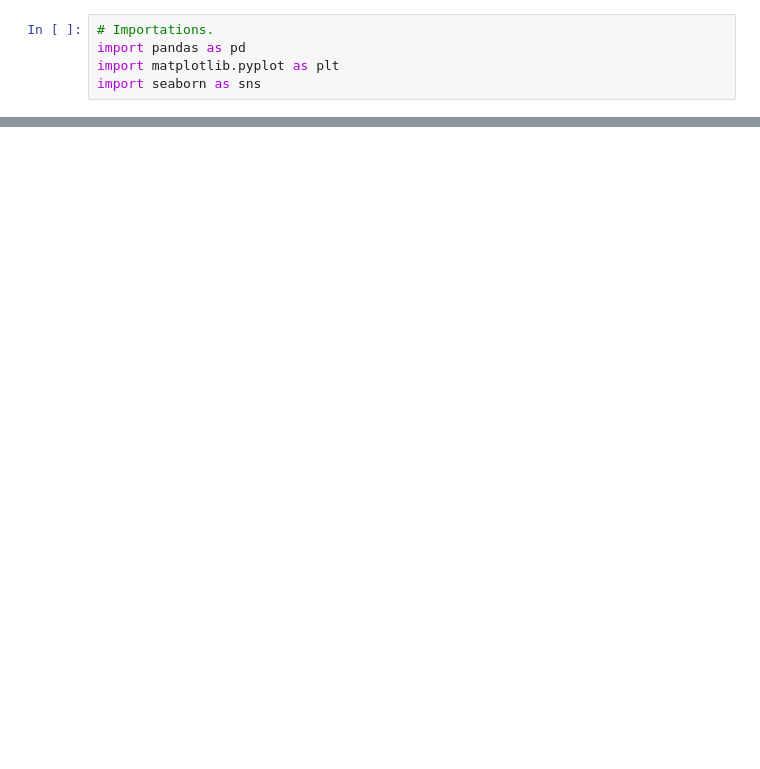
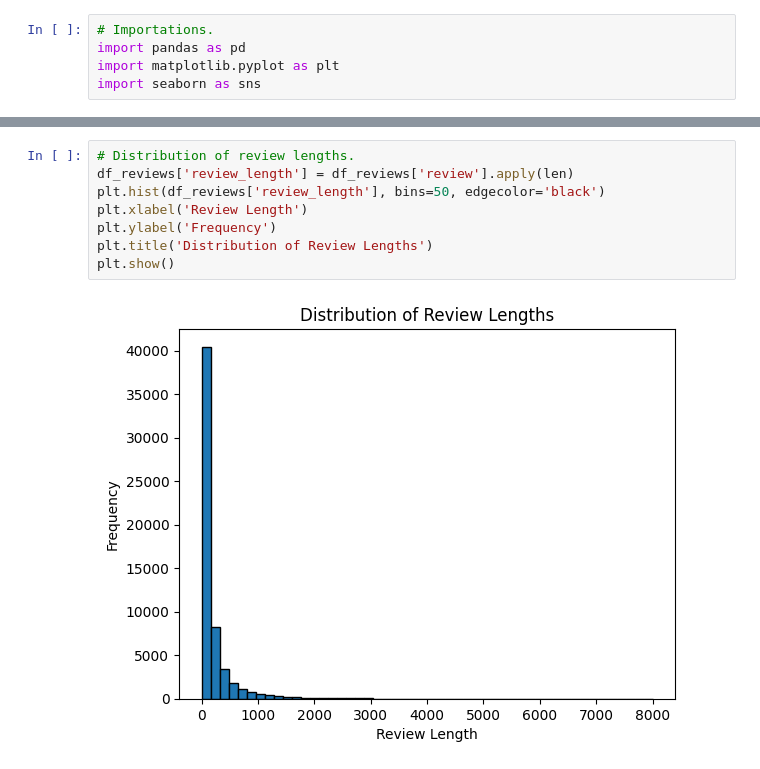
Before and after one commit to ajalvarez75/PI-STEAM, a Jupyter notebook: project/4. EDA.ipynb, the cells around one changed output, grey strips where cells are left out. Drawn from its saved outputs; the diff is of its cells as text; blank space fills up the shorter version.

```diff
--- a/project/4. EDA.ipynb
+++ b/project/4. EDA.ipynb
@@ -62,0 +173,10 @@ KeyboardInterrupt:
+# %%
+# Distribution of review lengths.
+df_reviews['review_length'] = df_reviews['review'].apply(len)
+plt.hist(df_reviews['review_length'], bins=50, edgecolor='black')
+plt.xlabel('Review Length')
+plt.ylabel('Frequency')
+plt.title('Distribution of Review Lengths')
+plt.show()
+# %% [output]
+[figure, added]
```
Also changed, not shown: parts of 33 cells of this notebook, 1 other file.
